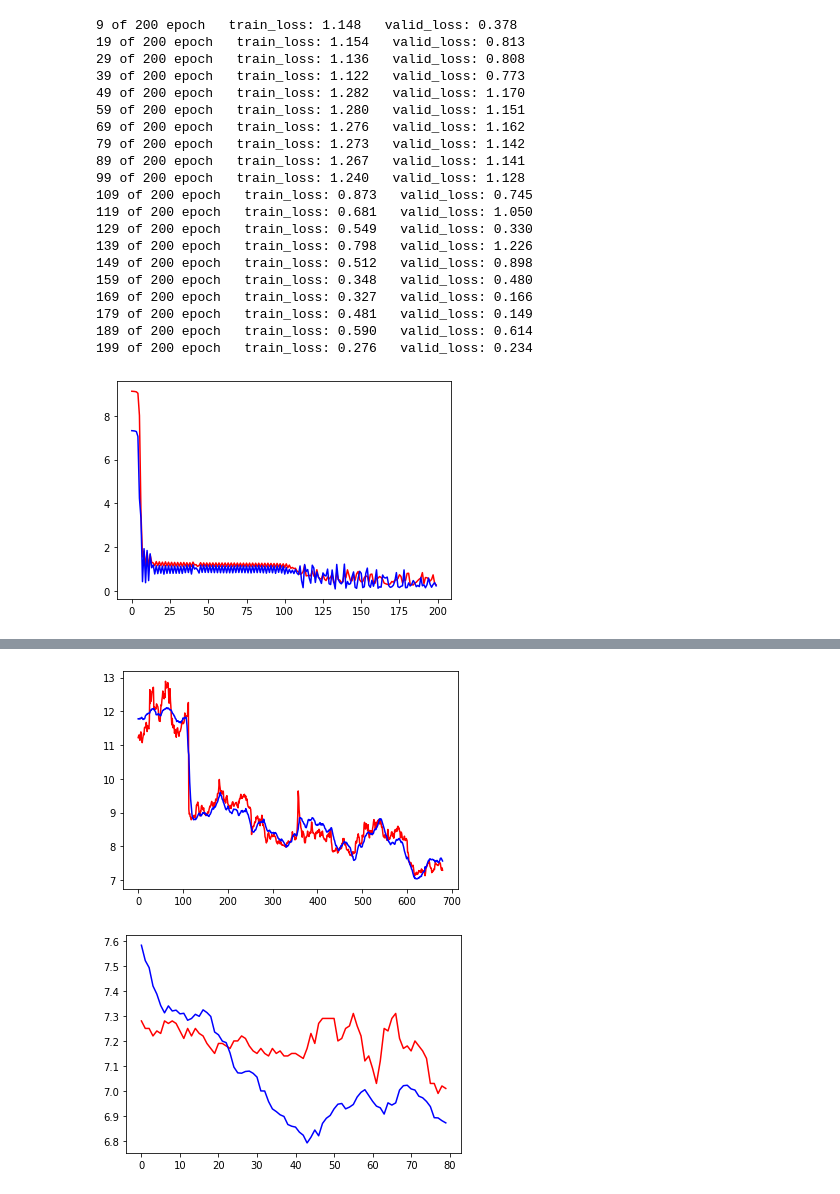
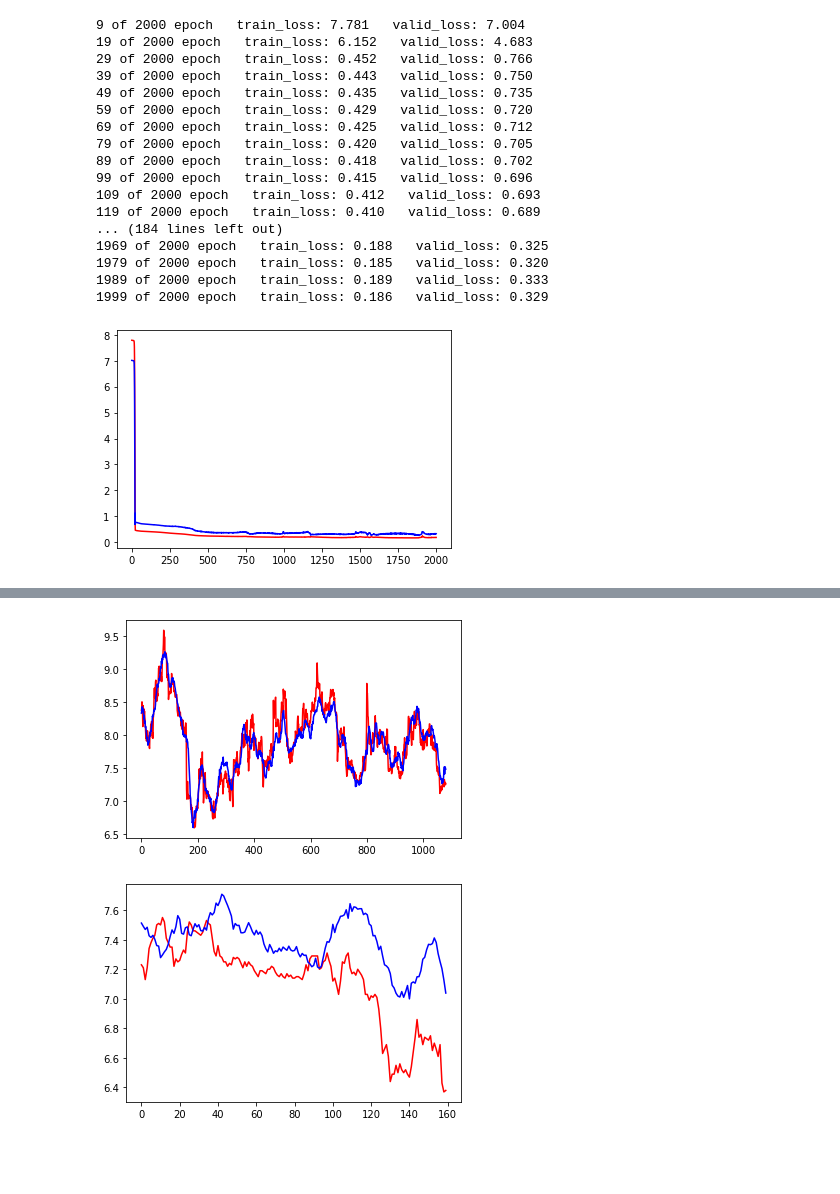
Before and after one commit to matrixleon18/SHUFE, a Jupyter notebook: jupyterlab/Model_LSTM_MH_CNN3.ipynb, the cells around one changed output, grey strips where cells are left out. Drawn from its saved outputs; the diff is of its cells as text; code cells hidden in the pictures; blank space fills up the shorter version.

```diff
--- a/jupyterlab/Model_LSTM_MH_CNN3.ipynb
+++ b/jupyterlab/Model_LSTM_MH_CNN3.ipynb
@@ -27,7 +27,9 @@ device = torch.device('cuda:0' if torch.cuda.is_available() else 'cpu')
 
 # 加载数据
 dataset = pd.read_csv("601229.csv", index_col=0)
-dataset = dataset.drop(['date'], axis=1)
+# dataset = pd.read_csv("601229_price_qfq_137dims.csv", index_col=0)
+# dataset = pd.read_csv("601229.csv", index_col=0)
+# dataset = dataset.drop(['date'], axis=1)
 dataset = dataset.fillna(0)
 # %%
 # 将数据按照BATCH_SIZE的窗口进行滑动，每个窗口数据做一组
@@ -366,6 +368,7 @@ class LSTMModel(nn.Module):
 
 
     def forward(self, x, hidden, cell):
+        x = x.float()
 
         # x = self.conv_net(x)
 
@@ -373,23 +376,22 @@ class LSTMModel(nn.Module):
 
         # x = self.linear_1(x)
 
-        lstm1_out, (h1_n, c1_n) = self.lstm1(x, (hidden, cell))
+        lstm_out, (h_n, c_n) = self.lstm1(x, (hidden, cell))
 
-        lstm1_out = self.dropout(lstm1_out)
+        # lstm_out = self.dropout(lstm_out)
 
-        lstm1_out,  (h2_n, c2_n) = self.lstm2(lstm1_out, (h1_n, c1_n))
+        lstm_out,  (h_n, c_n) = self.lstm2(lstm_out, (hidden, cell))
 
-        attn_output = self.attention_net(lstm1_out)       #和LSTM的不同就在于这一句
+        attn_output = self.attention_net(lstm_out)       #和LSTM的不同就在于这一句
 
         # attn_output = self.dropout(attn_output)
 
         attn_output = self.conv_net3(attn_output)
 
-
         predictions = self.linear35(attn_output)
 
 
-        return predictions, h2_n, c2_n
+        return predictions
 # %%
 # 训练 LSTM 模型 ---- 这里的损失函数是计算Sequence最后一个元素的预测数据和真实数据差异
 
@@ -411,8 +413,8 @@ def MAPE(y_pred ,y_true):
     absolute_percent_error = (torch.abs(y_pred-y_true)+1e-7)/(torch.abs(y_true)+1e-7)
     return torch.mean(absolute_percent_error)
 
-model = LSTMModel(input_size=X_DIM, hidden_dim_size=HIDDEN_SIZE, num_layers=NUM_LAYERS, output_size=1).double().to(device)
-LR = 1e-5
+model = LSTMModel(input_size=X_DIM, hidden_dim_size=HIDDEN_SIZE, num_layers=NUM_LAYERS, output_size=1).float().to(device)
+LR = 1e-6
 # loss_func = nn.MSELoss(reduction="mean")
 loss_func = RMSELoss
 optimizer = torch.optim.Adam(model.parameters(), lr=LR, weight_decay=1e-6)
@@ -420,7 +422,7 @@ scheduler = torch.optim.lr_scheduler.ExponentialLR(optimizer, gamma=1, last_epoc
 # %%
 # 训练 LSTM 模型;  ---- 这里的损失函数是计算Sequence最后一个元素的预测数据和真实数据差异
 model.train()
-epoches = 200
+epoches = 2000
 train_epoch_loss = 0
 train_epoch_loss_list = []
 valid_smallest_loss = 1
@@ -431,8 +433,8 @@ valid_epoch_loss_list = []
 train_batch_count = train_x.shape[0]
 valid_batch_count = valid_x.shape[0]
 
-h0 = torch.zeros(NUM_LAYERS, TRAIN_BATCH_SIZE, HIDDEN_SIZE).double().to(device)
-c0 = torch.zeros(NUM_LAYERS, TRAIN_BATCH_SIZE, HIDDEN_SIZE).double().to(device)
+h0 = torch.zeros(NUM_LAYERS, TRAIN_BATCH_SIZE, HIDDEN_SIZE).float().to(device)
+c0 = torch.zeros(NUM_LAYERS, TRAIN_BATCH_SIZE, HIDDEN_SIZE).float().to(device)
 
 
 for epoch in range(epoches):
@@ -443,7 +445,7 @@ for epoch in range(epoches):
     train_batch_list = list(range(0,train_batch_count))
     # random.shuffle(train_batch_list)
     for step in train_batch_list:
-        train_pred, hn, cn = model(train_x[step], h0, c0)
+        train_pred = model(train_x[step], h0, c0)
         # h0, c0 = hn.detach(), cn.detach()
         loss = loss_func(train_pred[:,-1,-1], train_y[step][:,-1,-1])                # Compare the all sequences' last element in one batch
         train_pred_value_list.extend(list(train_pred[:,-1].cpu().detach().flatten().numpy() ))
@@ -453,52 +455,54 @@ for epoch in range(epoches):
         torch.nn.utils.clip_grad_norm_(model.parameters(), max_norm=20, norm_type=2)
         optimizer.step()
         batch_loss.append(loss.cpu().data.numpy())
     # print(batch_loss)
     train_epoch_loss = np.mean(batch_loss)
 
     batch_loss = []
     valid_epoch_loss = 0
     valid_pred_value_list = []
     valid_real_value_list = []
     for step in range(valid_batch_count):
-        valid_pred, hn, cn = model(valid_x[step], h0, c0)
+        valid_pred = model(valid_x[step], h0, c0).detach()
         loss = loss_func(valid_pred[:,-1], valid_y[step][:,-1,-1])
         valid_pred_value_list.extend(list(valid_pred[:,-1].cpu().detach().flatten().numpy()))
         valid_real_value_list.extend(list(valid_y[step,:,-1,-1].cpu().detach().flatten().numpy()))
         batch_loss.append(loss.cpu().data.numpy())
     # print(batch_loss)
     valid_epoch_loss = np.mean(batch_loss)
 
     if ((epoch+1) %10) == 0:
         print("{} of {} epoch   train_loss: {:.3f}   valid_loss: {:.3f}".format(epoch, epoches, train_epoch_loss, valid_epoch_loss))
 
+    # if valid_epoch_loss <= 0.15:
+    #     print("************************** STOP TRAIN ******************************")
+    #     print("{} of {} epoch   train_loss: {:.3f}   valid_loss: {:.3f}".format(epoch, epoches, train_epoch_loss, valid_epoch_loss))
+    #     break
+
     valid_epoch_loss_list.append(valid_epoch_loss)
     train_epoch_loss_list.append(train_epoch_loss)
 
 plt.plot(train_epoch_loss_list, 'r-')
 plt.plot(valid_epoch_loss_list, 'b-')
 plt.show()
 print("min train loss: {:.3f}".format(min(train_epoch_loss_list)))
 print("min valid loss: {:.3f}".format(min(valid_epoch_loss_list)))
 # %% [output]
-9 of 200 epoch   train_loss: 1.148   valid_loss: 0.378
-19 of 200 epoch   train_loss: 1.154   valid_loss: 0.813
-29 of 200 epoch   train_loss: 1.136   valid_loss: 0.808
-39 of 200 epoch   train_loss: 1.122   valid_loss: 0.773
-49 of 200 epoch   train_loss: 1.282   valid_loss: 1.170
-59 of 200 epoch   train_loss: 1.280   valid_loss: 1.151
-69 of 200 epoch   train_loss: 1.276   valid_loss: 1.162
-79 of 200 epoch   train_loss: 1.273   valid_loss: 1.142
-89 of 200 epoch   train_loss: 1.267   valid_loss: 1.141
-99 of 200 epoch   train_loss: 1.240   valid_loss: 1.128
-109 of 200 epoch   train_loss: 0.873   valid_loss: 0.745
-119 of 200 epoch   train_loss: 0.681   valid_loss: 1.050
-129 of 200 epoch   train_loss: 0.549   valid_loss: 0.330
-139 of 200 epoch   train_loss: 0.798   valid_loss: 1.226
-149 of 200 epoch   train_loss: 0.512   valid_loss: 0.898
-159 of 200 epoch   train_loss: 0.348   valid_loss: 0.480
-169 of 200 epoch   train_loss: 0.327   valid_loss: 0.166
-179 of 200 epoch   train_loss: 0.481   valid_loss: 0.149
-189 of 200 epoch   train_loss: 0.590   valid_loss: 0.614
-199 of 200 epoch   train_loss: 0.276   valid_loss: 0.234
+9 of 2000 epoch   train_loss: 7.781   valid_loss: 7.004
+19 of 2000 epoch   train_loss: 6.152   valid_loss: 4.683
+29 of 2000 epoch   train_loss: 0.452   valid_loss: 0.766
+39 of 2000 epoch   train_loss: 0.443   valid_loss: 0.750
+49 of 2000 epoch   train_loss: 0.435   valid_loss: 0.735
+59 of 2000 epoch   train_loss: 0.429   valid_loss: 0.720
+69 of 2000 epoch   train_loss: 0.425   valid_loss: 0.712
+79 of 2000 epoch   train_loss: 0.420   valid_loss: 0.705
+89 of 2000 epoch   train_loss: 0.418   valid_loss: 0.702
+99 of 2000 epoch   train_loss: 0.415   valid_loss: 0.696
+109 of 2000 epoch   train_loss: 0.412   valid_loss: 0.693
+119 of 2000 epoch   train_loss: 0.410   valid_loss: 0.689
+... (184 lines left out)
+1969 of 2000 epoch   train_loss: 0.188   valid_loss: 0.325
+1979 of 2000 epoch   train_loss: 0.185   valid_loss: 0.320
+1989 of 2000 epoch   train_loss: 0.189   valid_loss: 0.333
+1999 of 2000 epoch   train_loss: 0.186   valid_loss: 0.329
-[figure, old version]
+[figure, new version]
@@ -511,14 +515,14 @@ plt.plot(train_pred_value_list, 'b-')
 plt.show()
 # print(train_real_value_list)
 # %% [output]
-[figure, old version]
+[figure, new version]
 # %%
 # 这是 vali的预测图形
 plt.plot(valid_real_value_list, 'r-')
 plt.plot(valid_pred_value_list, 'b-')
 plt.show()
 # %% [output]
-[figure, old version]
+[figure, new version]
 # %%
 # 这是 valid 最后一段的数据。误差累积到这里已经很大了。
 plt.plot(valid_y[-1,:,-1,-1].cpu().detach().flatten().numpy(), 'r-')
```
Also changed, not shown: parts of 10 cells of this notebook, 14 other files.
